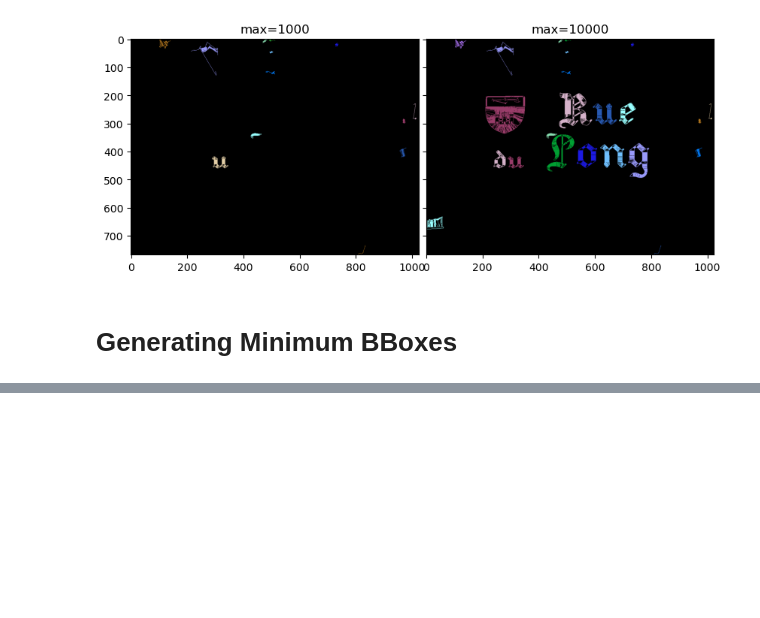
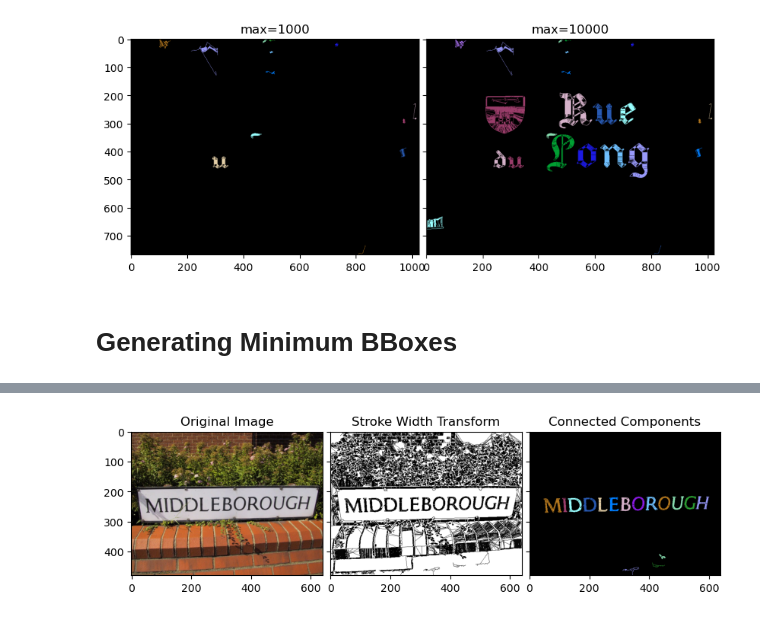
Before and after one commit to ag-ds-bubble/swtloc, a Jupyter notebook: swtloc/example/SWTloc Usage.ipynb, the cells around one changed output, grey strips where cells are left out. Saved outputs shown, nothing was run; the diff lists cells and outputs as text; code cells hidden in the pictures; blank space fills up the shorter version.

```diff
--- a/swtloc/example/SWTloc Usage.ipynb
+++ b/swtloc/example/SWTloc Usage.ipynb
@@ -237,0 +256,5 @@ imgshowN([swtl.orig_img, swtl.swt_mat, swtl.swt_labelled3C],
+# %%
+imgshowN([swtl.orig_img, swtl.swt_mat, swtl.swtlabelled_pruned13C],
+         ['Original Image', 'Stroke Width Transform', 'Connected Components'])
+# %% [output]
+[figure, added]
```
Also changed, not shown: parts of 28 cells of this notebook, 2 other files.
